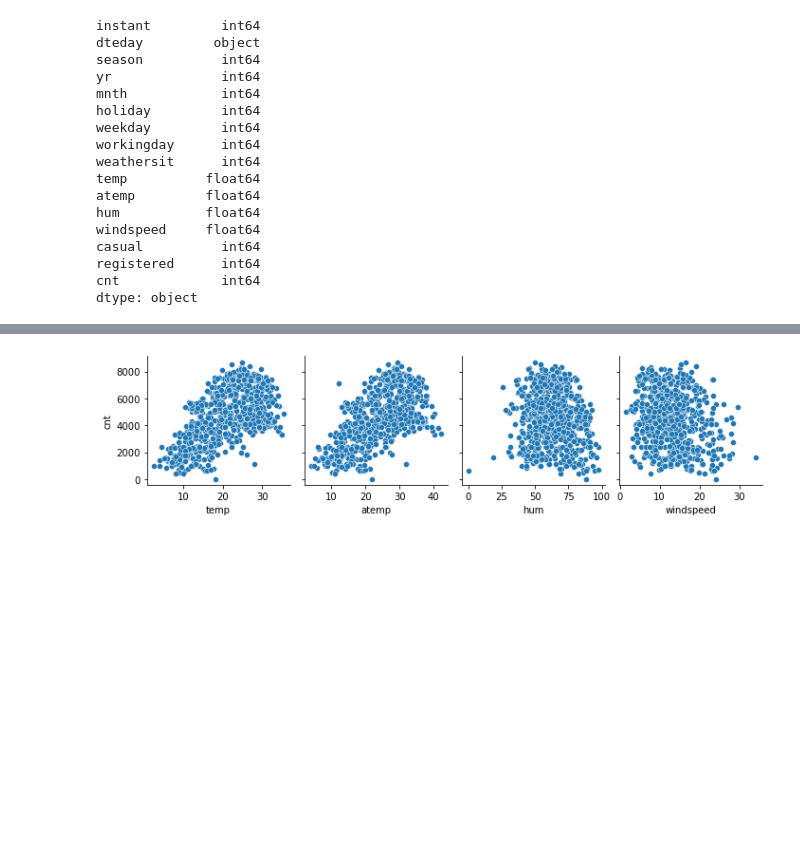
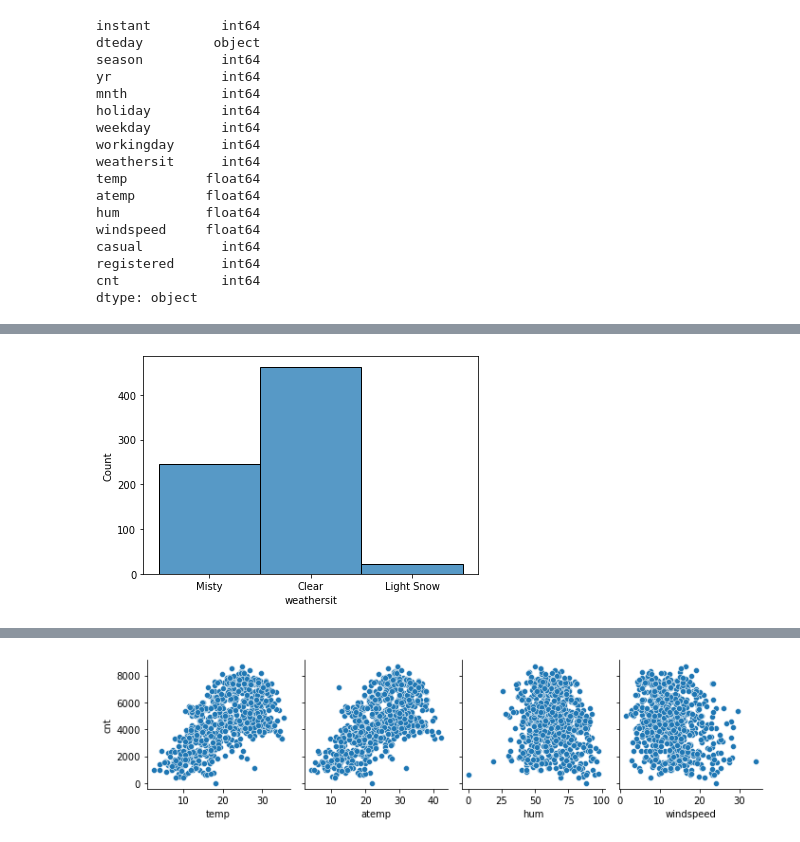
Before and after one commit to gautamjoshi1984/Bike_Sharing_MLR_Assignment, a Jupyter notebook: BikeSharing.ipynb, the cells around one changed output, grey strips where cells are left out. Saved outputs shown, nothing was run; the diff lists cells and outputs as text; code cells hidden in the pictures; blank space fills up the shorter version.

```diff
--- a/BikeSharing.ipynb
+++ b/BikeSharing.ipynb
@@ -99,0 +172,8 @@ df.head()
+# %%
+#Weathersit analysis
+sns.histplot(bike.weathersit)
+plt.show()
+#weather is mostly clear, followed by misty weather and very less number of days have light snow and
+#no heavy rain days in the given data.
+# %% [output]
+[figure, added]
```
Also changed, not shown: parts of 28 cells of this notebook.
